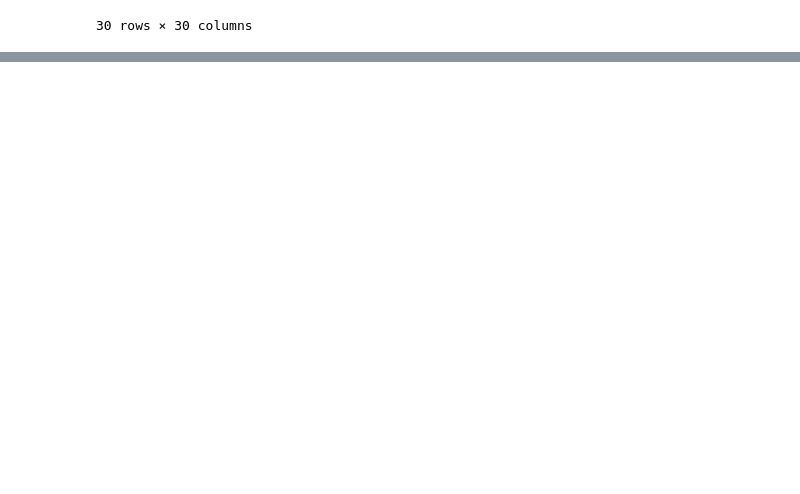
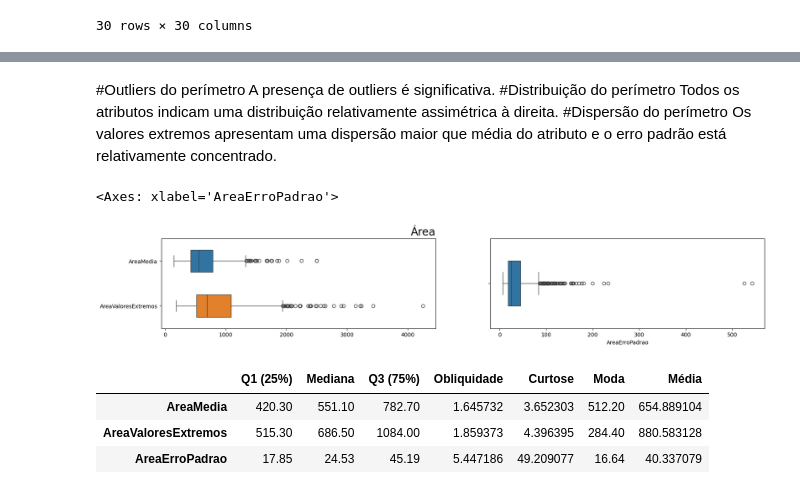
Before and after one commit to hevertonreis-hsrn/ENGG67_IAM, a Jupyter notebook: IAM_AVA01_GiovaneSantana_HevertonReis.ipynb, the cells around one changed output, grey strips where cells are left out. Saved outputs shown, nothing was run; the diff lists cells and outputs as text; code cells hidden in the pictures; blank space fills up the shorter version.

```diff
--- a/IAM_AVA01_GiovaneSantana_HevertonReis.ipynb
+++ b/IAM_AVA01_GiovaneSantana_HevertonReis.ipynb
@@ -276,0 +391,32 @@ df.corr()
+# %% [markdown]
+#Outliers do perímetro
+A presença de outliers é significativa.
+#Distribuição do perímetro
+Todos os atributos indicam uma distribuição relativamente assimétrica à direita.
+#Dispersão do perímetro
+Os valores extremos apresentam uma dispersão maior que média do atributo e o erro padrão está relativamente concentrado.
+# %%
+area_df = pd.DataFrame()
+area_df["AreaMedia"] = df.area1
+area_df["AreaErroPadrao"] = df.area2
+area_df["AreaValoresExtremos"] = df.area3
+
+imagem, eixo = plt.subplots(1,2,figsize=(20,3))
+
+boxplot_4 = sns.boxplot(data = [area_df.AreaMedia,area_df.AreaValoresExtremos], orient = "h", width=0.5,ax=eixo[0])
+boxplot_4.set_title("Área",fontsize = 20,loc="right")
+boxplot_4 = sns.boxplot(data = area_df.AreaErroPadrao, orient = "h", width=0.5,ax=eixo[1])
+
+boxplot_4
+# %% [output]
+<Axes: xlabel='AreaErroPadrao'>
+[figure, added]
+# %%
+tabela_area = pd.DataFrame([pedaco_descricao.area1,pedaco_descricao.area3,pedaco_descricao.area2])
+tabela_area.rename({"area1": "AreaMedia","area2": "AreaErroPadrao","area3": "AreaValoresExtremos"},axis=0,inplace=True)
+tabela_area
+# %% [output]
+|  | Q1 (25%) | Mediana | Q3 (75%) | Obliquidade | Curtose | Moda | Média |
+| AreaMedia | 420.30 | 551.10 | 782.70 | 1.645732 | 3.652303 | 512.20 | 654.889104 |
+| AreaValoresExtremos | 515.30 | 686.50 | 1084.00 | 1.859373 | 4.396395 | 284.40 | 880.583128 |
+| AreaErroPadrao | 17.85 | 24.53 | 45.19 | 5.447186 | 49.209077 | 16.64 | 40.337079 |
```
Also changed, not shown: parts of 64 cells of this notebook.
